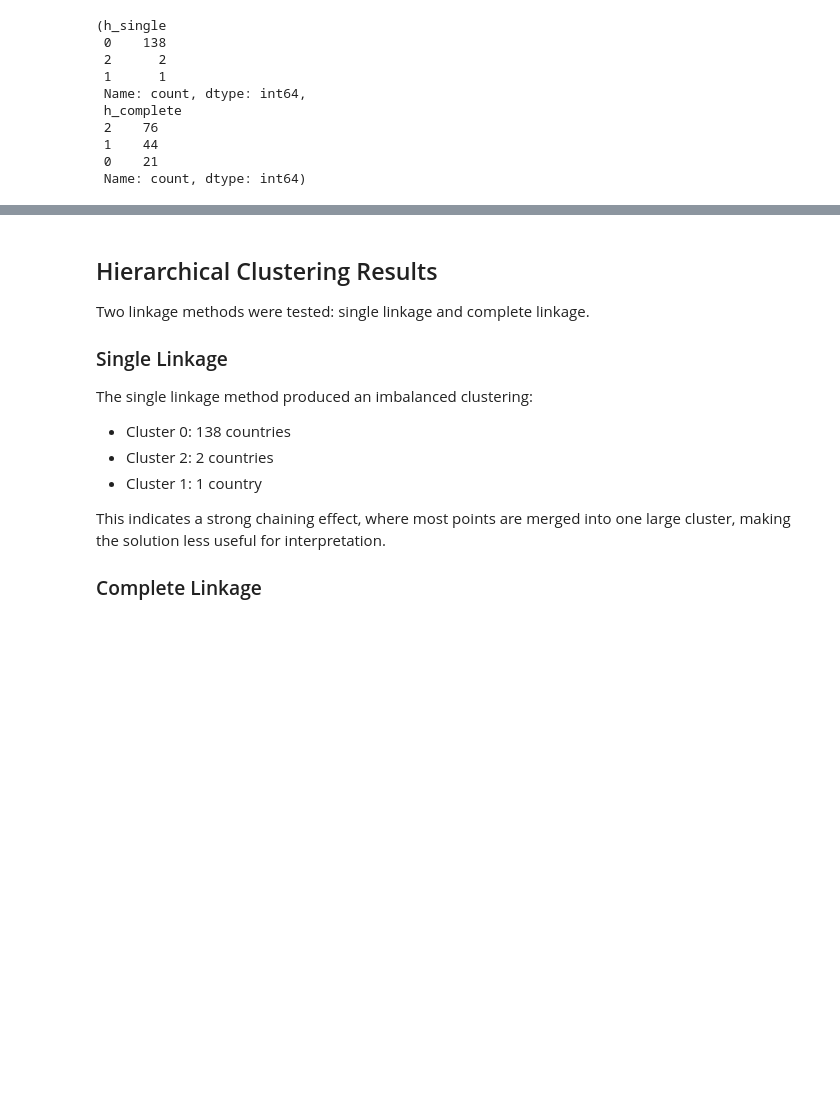
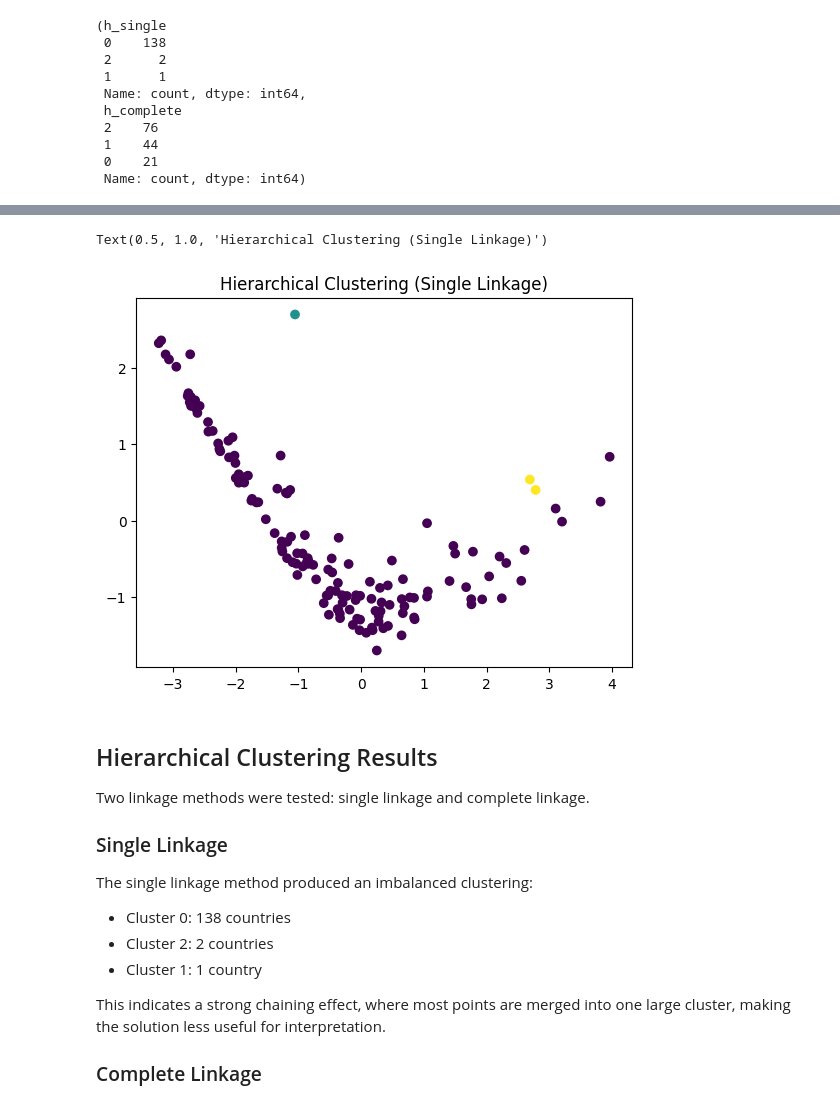
Before and after one commit to fermow/SBU-Data-Science-2026, a Jupyter notebook: Assignment_2/jupyter_notebooks_and_reports/Untitled.ipynb, the cells around one changed output, grey strips where cells are left out. Saved outputs shown, nothing was run; the diff lists cells and outputs as text; code cells hidden in the pictures; blank space fills up the shorter version.

```diff
--- a/Assignment_2/jupyter_notebooks_and_reports/Untitled.ipynb
+++ b/Assignment_2/jupyter_notebooks_and_reports/Untitled.ipynb
@@ -527,3 +553,9 @@ clean_pca_df['h_single'].value_counts(), clean_pca_df['h_complete'].value_counts
+# %%
+plt.scatter(clean_pca_df['PC1'], clean_pca_df['PC2'], c=clean_pca_df['h_single'])
+plt.title("Hierarchical Clustering (Single Linkage)")
+# %% [output]
+Text(0.5, 1.0, 'Hierarchical Clustering (Single Linkage)')
+[figure, added]
 # %% [markdown]
 ## Hierarchical Clustering Results
 
```
Also changed, not shown: parts of 5 cells of this notebook.
